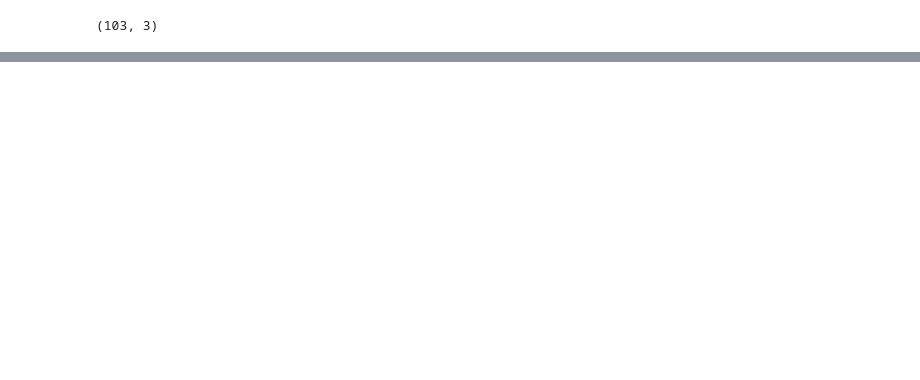
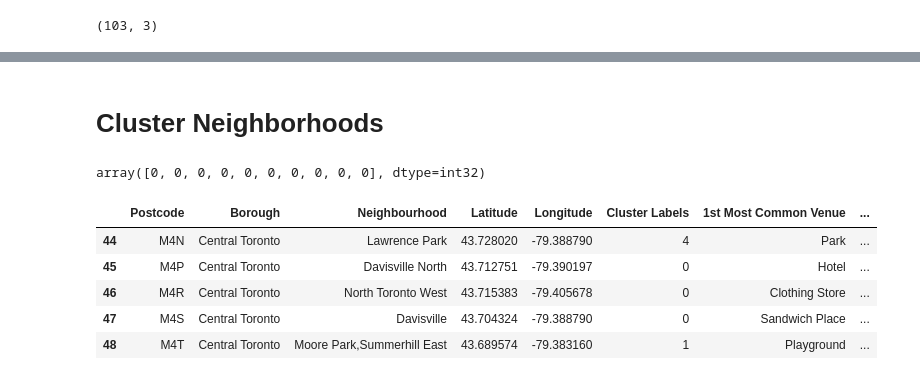
Before and after one commit to IainDrew/ADSCapstone-wk-3-, a Jupyter notebook: ADS Capstone Project Segment and Cluster.ipynb, the cells around one changed output, grey strips where cells are left out. Saved outputs shown, nothing was run; the diff lists cells and outputs as text; code cells hidden in the pictures; blank space fills up the shorter version.

```diff
--- a/ADS Capstone Project Segment and Cluster.ipynb
+++ b/ADS Capstone Project Segment and Cluster.ipynb
@@ -84,0 +485,14 @@ df.shape
+# %%
+#Print each neighborhood along with the top 5 most common venues
+
+num_top_venues = 5
+
+for hood in toronto_grouped['Neighborhood']:
+    print("----"+hood+"----")
+    temp = toronto_grouped[toronto_grouped['Neighborhood'] == hood].T.reset_index()
+    temp.columns = ['venue','freq']
+    temp = temp.iloc[1:]
+    temp['freq'] = temp['freq'].astype(float)
+    temp = temp.round({'freq': 2})
+    print(temp.sort_values('freq', ascending=False).reset_index(drop=True).head(num_top_venues))
+    print('\n')
@@ -84,0 +519,8 @@ df.shape
+# %%
+#define function to sort the venues in descending order
+
+def return_most_common_venues(row, num_top_venues):
+    row_categories = row.iloc[1:]
+    row_categories_sorted = row_categories.sort_values(ascending=False)
+
+    return row_categories_sorted.index.values[0:num_top_venues]
@@ -84,0 +557,34 @@ df.shape
+# %% [markdown]
+# Cluster Neighborhoods
+# %%
+#Run K means to cluster the neighborhoods into 5 clusters
+
+# set number of clusters
+kclusters = 5
+
+toronto_grouped_clustering = toronto_grouped.drop('Neighborhood', 1)
+
+# run k-means clustering
+kmeans = KMeans(n_clusters=kclusters, random_state=0).fit(toronto_grouped_clustering)
+
+# check cluster labels generated for each row in the dataframe
+kmeans.labels_[0:10]
+# %% [output]
+array([0, 0, 0, 0, 0, 0, 0, 0, 0, 0], dtype=int32)
+# %%
+# add clustering labels
+neighborhoods_venues_sorted.insert(0, 'Cluster Labels', kmeans.labels_)
+
+toronto_merged = df_toronto
+
+# merge toronto_grouped with toronto_data to add latitude/longitude for each neighborhood
+toronto_merged = toronto_merged.join(neighborhoods_venues_sorted.set_index('Neighborhood'), on='Neighbourhood', how='right')
+
+toronto_merged.head() # check the last columns!
+# %% [output]
+|  | Postcode | Borough | Neighbourhood | Latitude | Longitude | Cluster Labels | 1st Most Common Venue | ... |
+| 44 | M4N | Central Toronto | Lawrence Park | 43.728020 | -79.388790 | 4 | Park | ... |
+| 45 | M4P | Central Toronto | Davisville North | 43.712751 | -79.390197 | 0 | Hotel | ... |
+| 46 | M4R | Central Toronto | North Toronto West | 43.715383 | -79.405678 | 0 | Clothing Store | ... |
+| 47 | M4S | Central Toronto | Davisville | 43.704324 | -79.388790 | 0 | Sandwich Place | ... |
+| 48 | M4T | Central Toronto | Moore Park,Summerhill East | 43.689574 | -79.383160 | 1 | Playground | ... |
```
Also changed, not shown: parts of 39 cells of this notebook.
